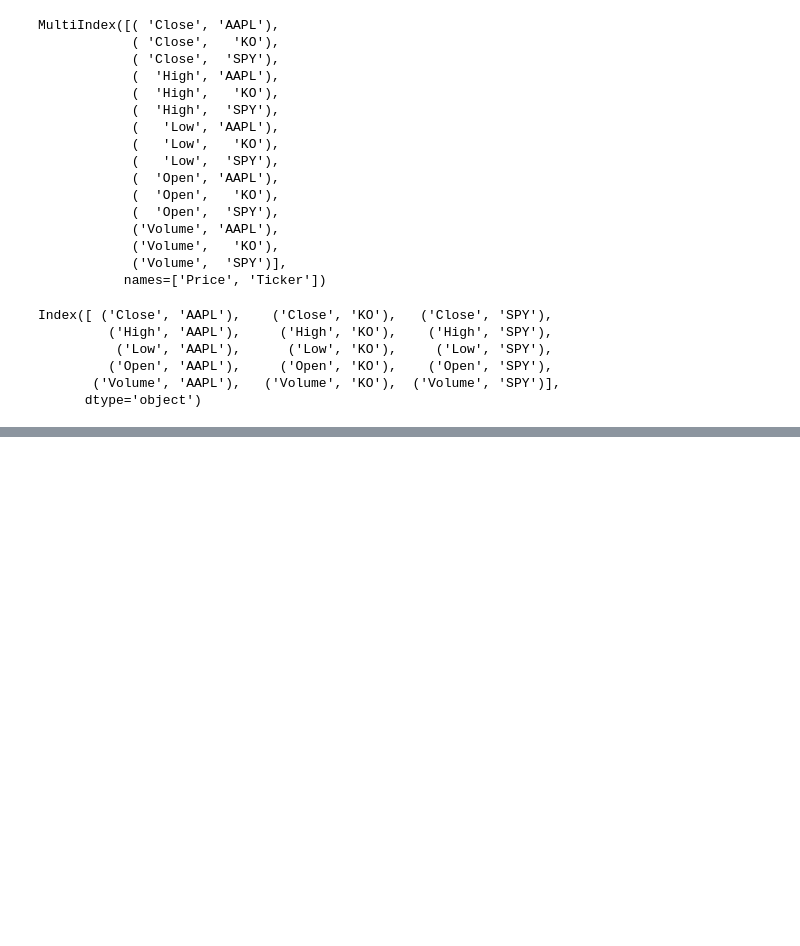
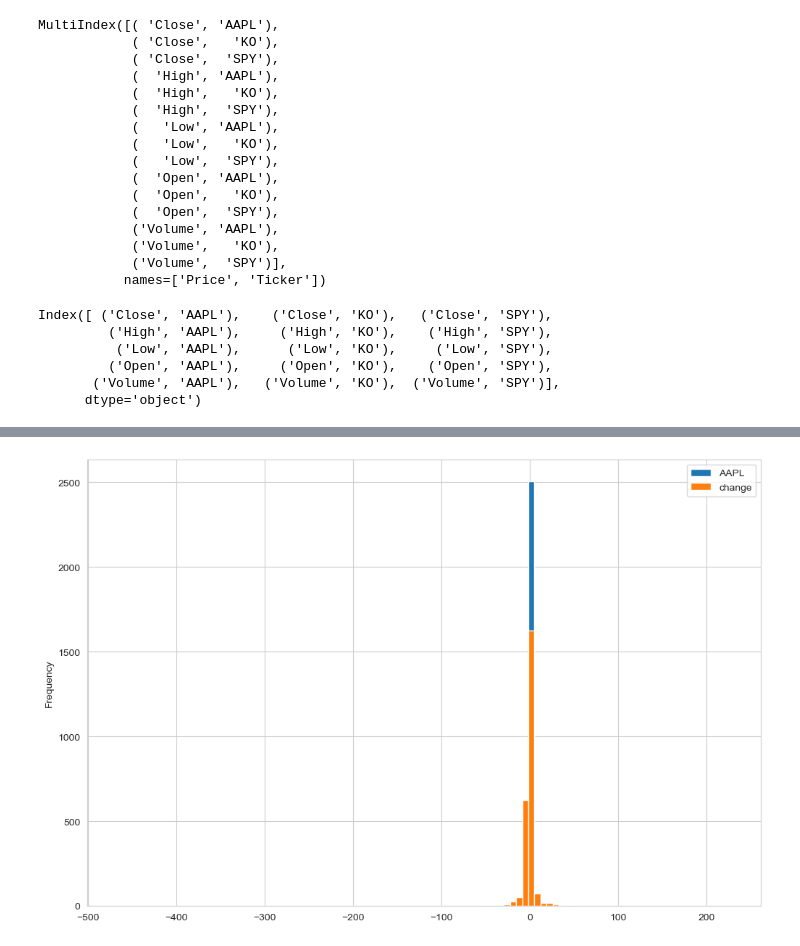
Before and after one commit to collochumba/machine_learning_manafrica, a Jupyter notebook: usd1.ipynb, the cells around one changed output, grey strips where cells are left out. Drawn from its saved outputs; the diff is of its cells as text; code cells hidden in the pictures; blank space fills up the shorter version.

Commit message:
pct_change and histogram

```diff
--- a/usd1.ipynb
+++ b/usd1.ipynb
@@ -500,2 +499,4 @@ aapl
 | 2024-12-31 | 249.534180 | -0.705786 |
 2516 rows × 2 columns
+# %%
+ret = aapl.pct_change().dropna()
@@ -501,0 +520,7 @@ aapl
+# %%
+ret.replace([float("inf"), float("-inf")], float("nan"), inplace=True)
+ret = ret.dropna()
+ret.plot(kind="hist", figsize=(12,8), bins=100)
+plt.show()
+# %% [output]
+[figure, added]
```
Also changed, not shown: parts of 29 cells of this notebook, 4 other files.
